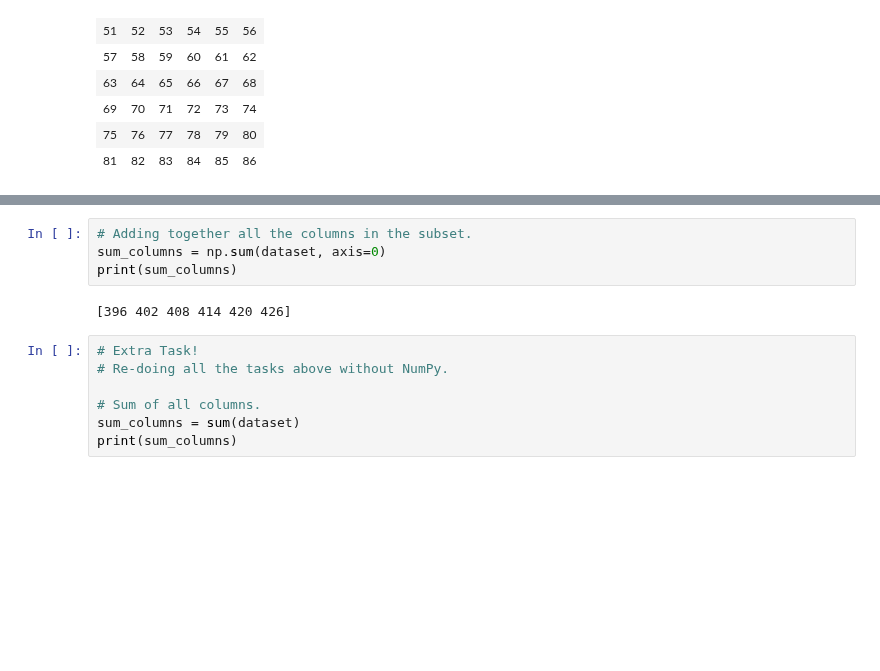
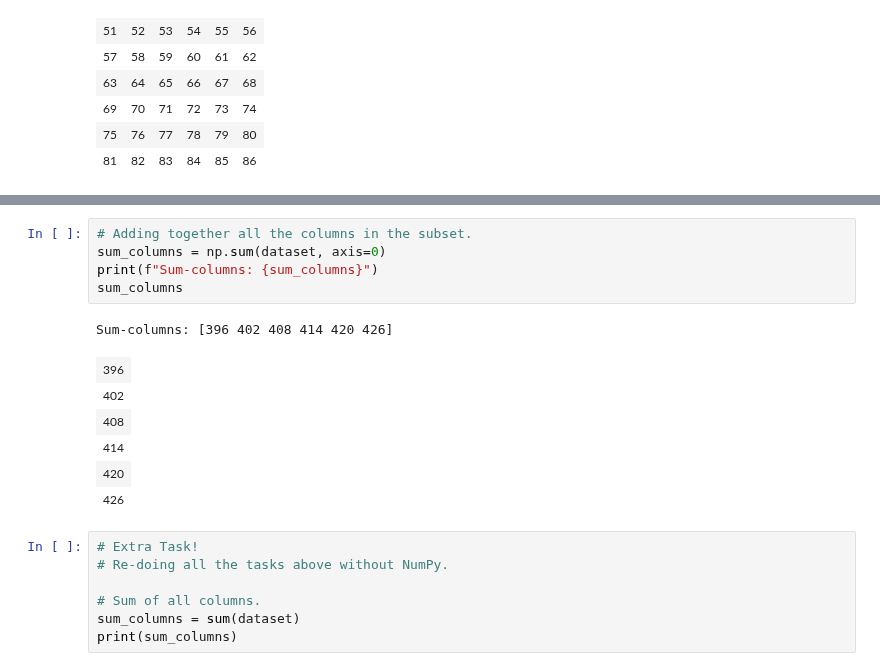
Before and after one commit to jehuhta/Intro_Data_Analytics_Huhta_Jeremy_Spring2025, a Jupyter notebook: DataAnalyticsExerciseSet1.ipynb, the cells around one changed output, grey strips where cells are left out. Drawn from its saved outputs; the diff is of its cells as text; blank space fills up the shorter version.

```diff
--- a/DataAnalyticsExerciseSet1.ipynb
+++ b/DataAnalyticsExerciseSet1.ipynb
@@ -754,9 +732,16 @@ print(sum_rows)
 # %%
 # Adding together all the columns in the subset.
 sum_columns = np.sum(dataset, axis=0)
-print(sum_columns)
+print(f"Sum-columns: {sum_columns}")
+sum_columns
 # %% [output]
-[396 402 408 414 420 426]
+Sum-columns: [396 402 408 414 420 426]
+| 396 |
+| 402 |
+| 408 |
+| 414 |
+| 420 |
+| 426 |
 # %%
 # Extra Task!
 # Re-doing all the tasks above without NumPy.
```
Also changed, not shown: parts of 29 cells of this notebook, 4 other files.
